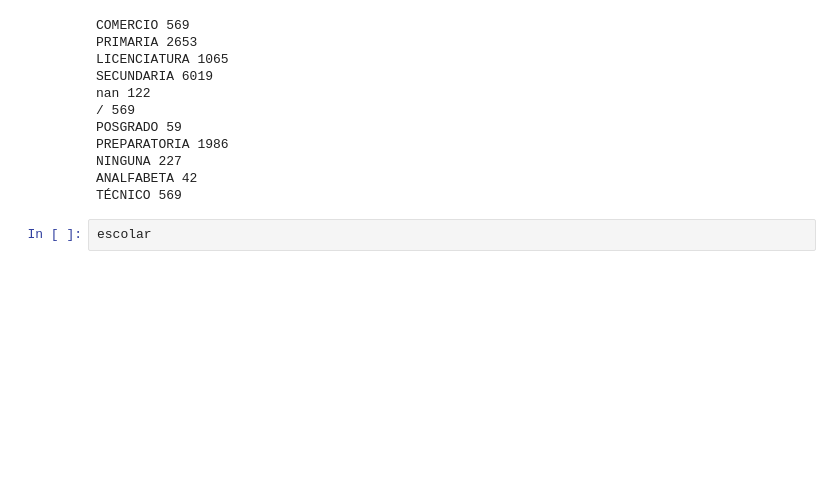
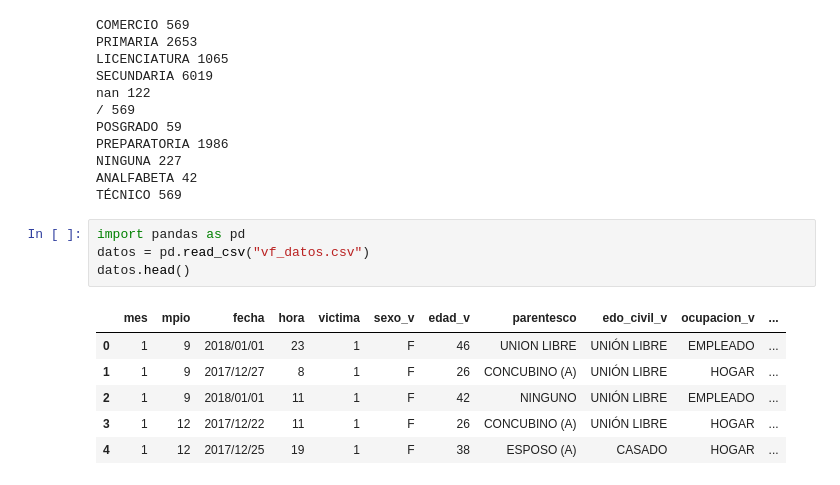
Before and after one commit to Saphira3000/Ciencia_de_Datos, a Jupyter notebook: Untitled.ipynb, the cells around one changed output. Cells and saved outputs as stored; diff of their text form; blank space fills up the shorter version.

```diff
--- a/Untitled.ipynb
+++ b/Untitled.ipynb
@@ -235,5 +235,14 @@ PREPARATORIA 1986
 NINGUNA 227
 ANALFABETA 42
 TÉCNICO 569
-# %%
-escolar
+# %%
+import pandas as pd
+datos = pd.read_csv("vf_datos.csv")
+datos.head()
+# %% [output]
+|  | mes | mpio | fecha | hora | victima | sexo_v | edad_v | parentesco | edo_civil_v | ocupacion_v | ... |
+| 0 | 1 | 9 | 2018/01/01 | 23 | 1 | F | 46 | UNION LIBRE | UNIÓN LIBRE | EMPLEADO | ... |
+| 1 | 1 | 9 | 2017/12/27 | 8 | 1 | F | 26 | CONCUBINO (A) | UNIÓN LIBRE | HOGAR | ... |
+| 2 | 1 | 9 | 2018/01/01 | 11 | 1 | F | 42 | NINGUNO | UNIÓN LIBRE | EMPLEADO | ... |
+| 3 | 1 | 12 | 2017/12/22 | 11 | 1 | F | 26 | CONCUBINO (A) | UNIÓN LIBRE | HOGAR | ... |
+| 4 | 1 | 12 | 2017/12/25 | 19 | 1 | F | 38 | ESPOSO (A) | CASADO | HOGAR | ... |
```
Also changed, not shown: parts of 3 cells of this notebook, 15 other files.
